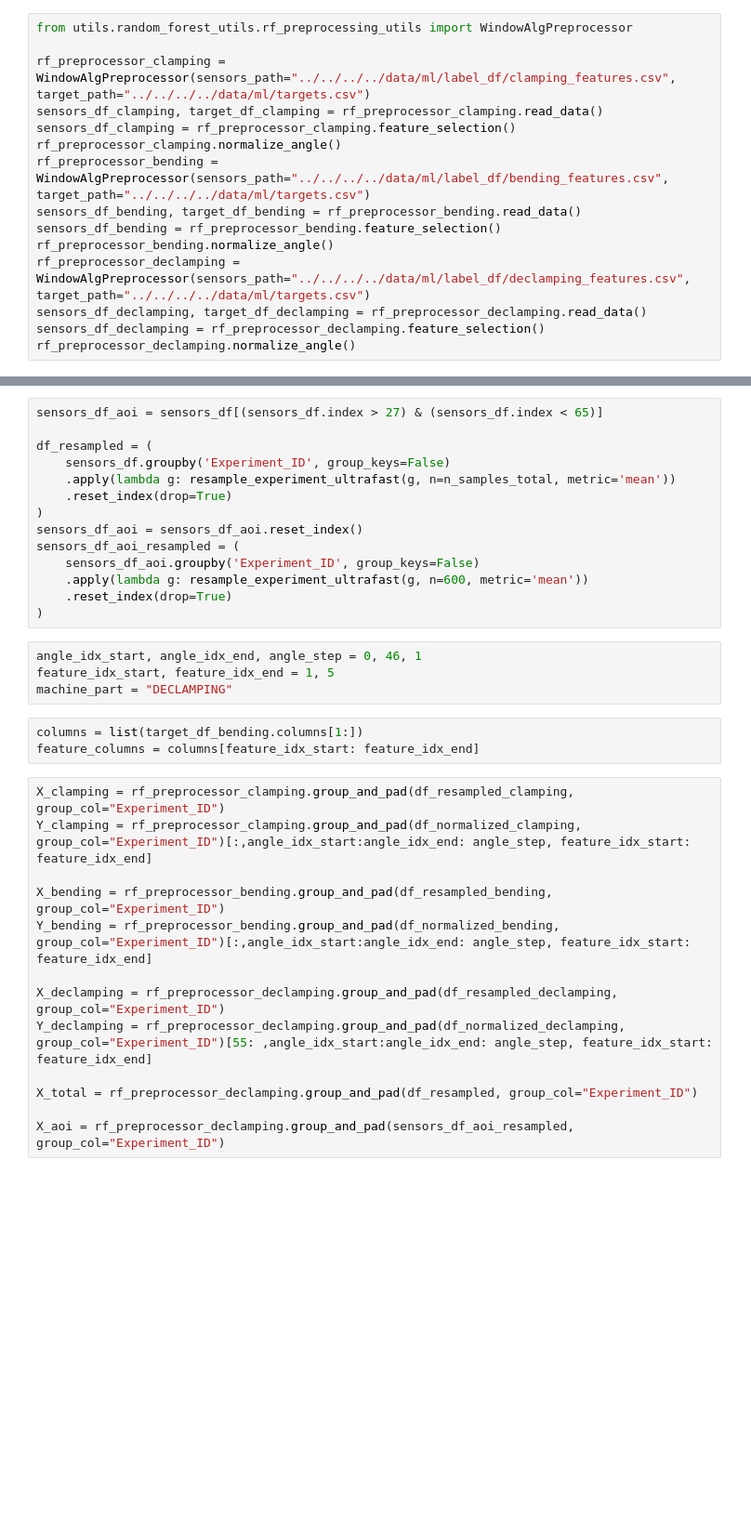
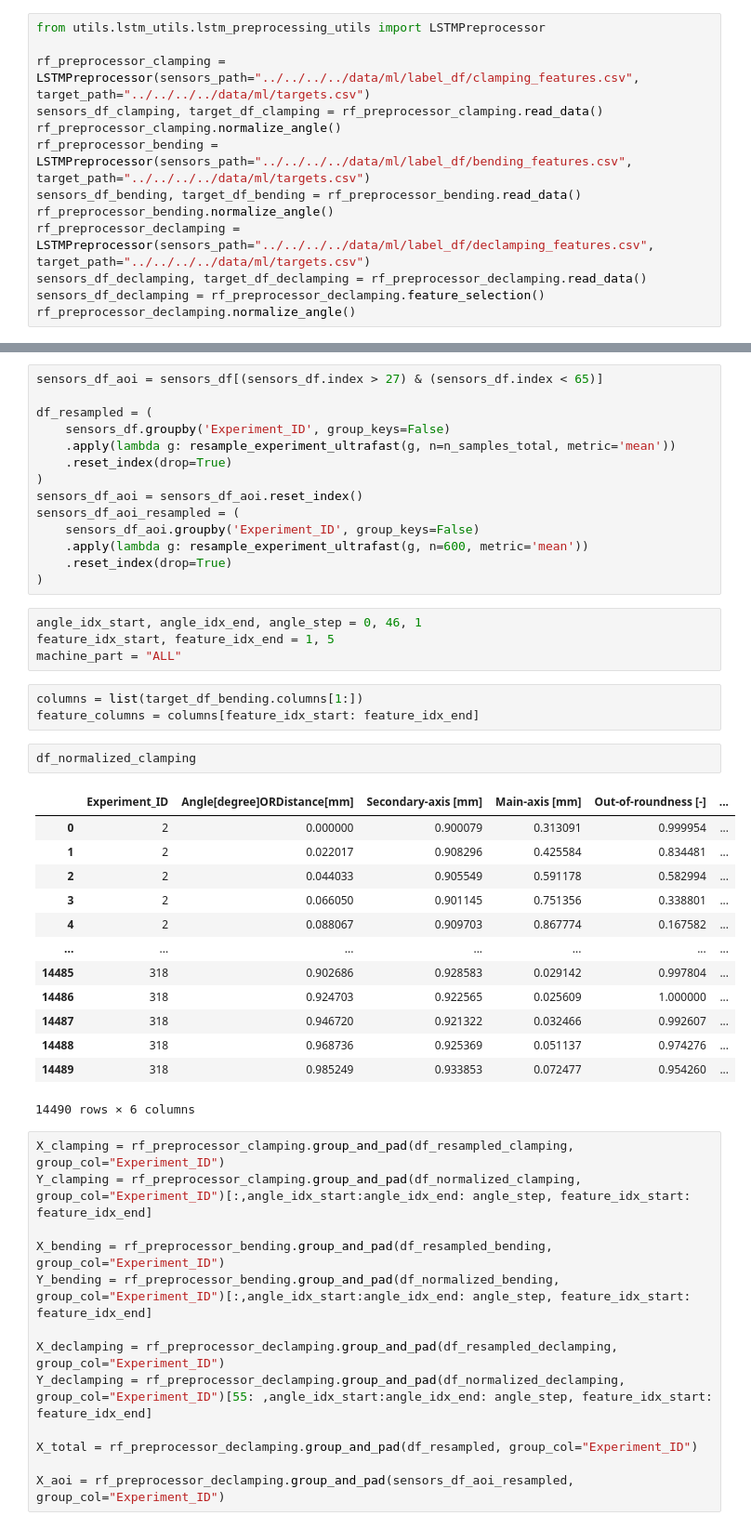
Before and after one commit to arman-niaruhi/temporal-windows-analysis-rotary-tube-bending, a Jupyter notebook: src/pipeline/ml/context_extractor/lstm_attetnion.ipynb, the cells around one changed output, grey strips where cells are left out. Shown at 93% size. Drawn from its saved outputs; the diff is of its cells as text; blank space fills up the shorter version.

```diff
--- a/src/pipeline/ml/context-extractor/lstm_attetnion.ipynb
+++ b/src/pipeline/ml/context_extractor/lstm_attetnion.ipynb
@@ -1,15 +1,13 @@
 # %%
-from utils.random_forest_utils.rf_preprocessing_utils import WindowAlgPreprocessor
+from utils.lstm_utils.lstm_preprocessing_utils import LSTMPreprocessor
 
-rf_preprocessor_clamping = WindowAlgPreprocessor(sensors_path="../../../../data/ml/label_df/clamping_features.csv", target_path="../../../../data/ml/targets.csv")
+rf_preprocessor_clamping = LSTMPreprocessor(sensors_path="../../../../data/ml/label_df/clamping_features.csv", target_path="../../../../data/ml/targets.csv")
 sensors_df_clamping, target_df_clamping = rf_preprocessor_clamping.read_data()
-sensors_df_clamping = rf_preprocessor_clamping.feature_selection()
 rf_preprocessor_clamping.normalize_angle()
-rf_preprocessor_bending = WindowAlgPreprocessor(sensors_path="../../../../data/ml/label_df/bending_features.csv", target_path="../../../../data/ml/targets.csv")
+rf_preprocessor_bending = LSTMPreprocessor(sensors_path="../../../../data/ml/label_df/bending_features.csv", target_path="../../../../data/ml/targets.csv")
 sensors_df_bending, target_df_bending = rf_preprocessor_bending.read_data()
-sensors_df_bending = rf_preprocessor_bending.feature_selection()
 rf_preprocessor_bending.normalize_angle()
-rf_preprocessor_declamping = WindowAlgPreprocessor(sensors_path="../../../../data/ml/label_df/declamping_features.csv", target_path="../../../../data/ml/targets.csv")
+rf_preprocessor_declamping = LSTMPreprocessor(sensors_path="../../../../data/ml/label_df/declamping_features.csv", target_path="../../../../data/ml/targets.csv")
 sensors_df_declamping, target_df_declamping = rf_preprocessor_declamping.read_data()
 sensors_df_declamping = rf_preprocessor_declamping.feature_selection()
 rf_preprocessor_declamping.normalize_angle()
@@ -235,10 +256,26 @@ sensors_df_aoi_resampled = (
 # %%
 angle_idx_start, angle_idx_end, angle_step = 0, 46, 1
 feature_idx_start, feature_idx_end = 1, 5
-machine_part = "DECLAMPING"
+machine_part = "ALL"
 # %%
 columns = list(target_df_bending.columns[1:])
 feature_columns = columns[feature_idx_start: feature_idx_end]
+# %%
+df_normalized_clamping
+# %% [output]
+|  | Experiment_ID | Angle[degree]ORDistance[mm] | Secondary-axis [mm] | Main-axis [mm] | Out-of-roundness [-] | ... |
+| 0 | 2 | 0.000000 | 0.900079 | 0.313091 | 0.999954 | ... |
+| 1 | 2 | 0.022017 | 0.908296 | 0.425584 | 0.834481 | ... |
+| 2 | 2 | 0.044033 | 0.905549 | 0.591178 | 0.582994 | ... |
+| 3 | 2 | 0.066050 | 0.901145 | 0.751356 | 0.338801 | ... |
+| 4 | 2 | 0.088067 | 0.909703 | 0.867774 | 0.167582 | ... |
+| ... | ... | ... | ... | ... | ... | ... |
+| 14485 | 318 | 0.902686 | 0.928583 | 0.029142 | 0.997804 | ... |
+| 14486 | 318 | 0.924703 | 0.922565 | 0.025609 | 1.000000 | ... |
+| 14487 | 318 | 0.946720 | 0.921322 | 0.032466 | 0.992607 | ... |
+| 14488 | 318 | 0.968736 | 0.925369 | 0.051137 | 0.974276 | ... |
+| 14489 | 318 | 0.985249 | 0.933853 | 0.072477 | 0.954260 | ... |
+14490 rows × 6 columns
 # %%
 X_clamping = rf_preprocessor_clamping.group_and_pad(df_resampled_clamping, group_col="Experiment_ID")
 Y_clamping = rf_preprocessor_clamping.group_and_pad(df_normalized_clamping, group_col="Experiment_ID")[:,angle_idx_start:angle_idx_end: angle_step, feature_idx_start: feature_idx_end]
```
Also changed, not shown: parts of 9 cells of this notebook, 13 other files.
